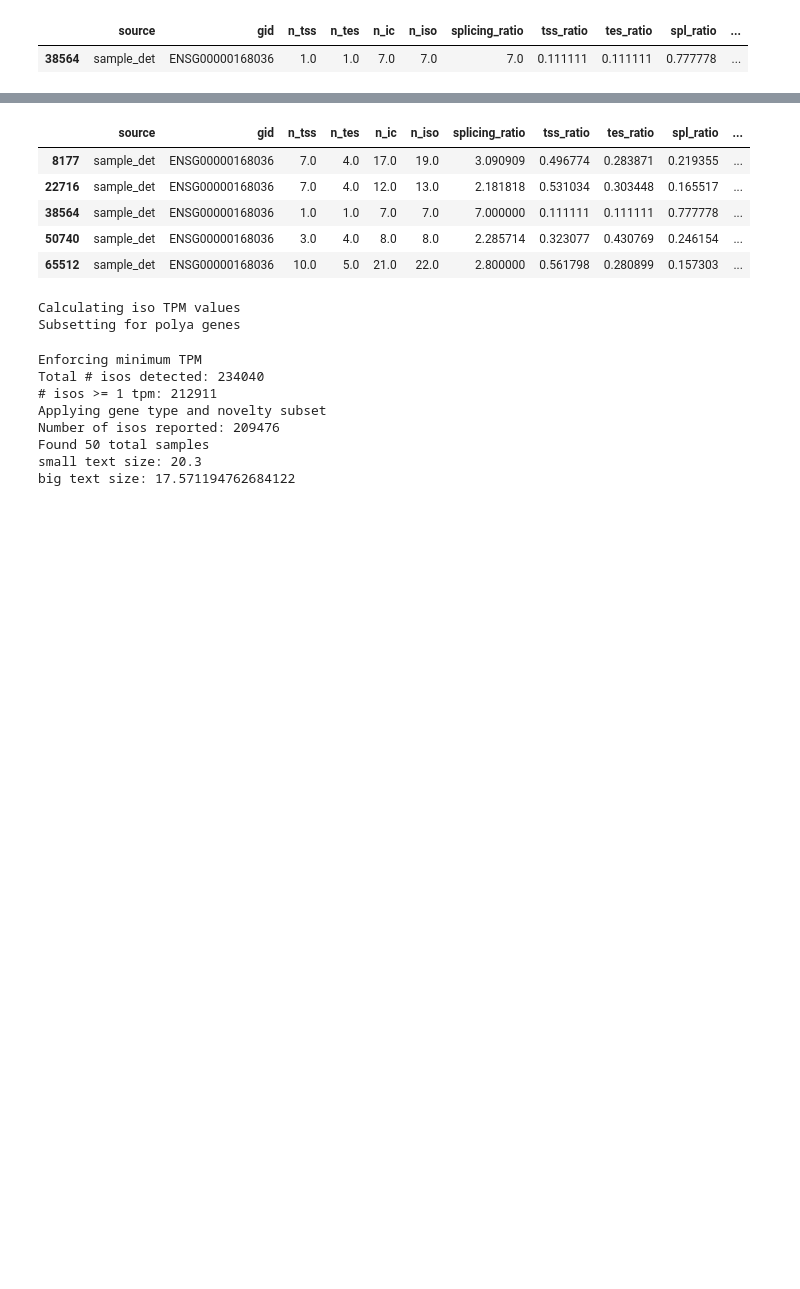
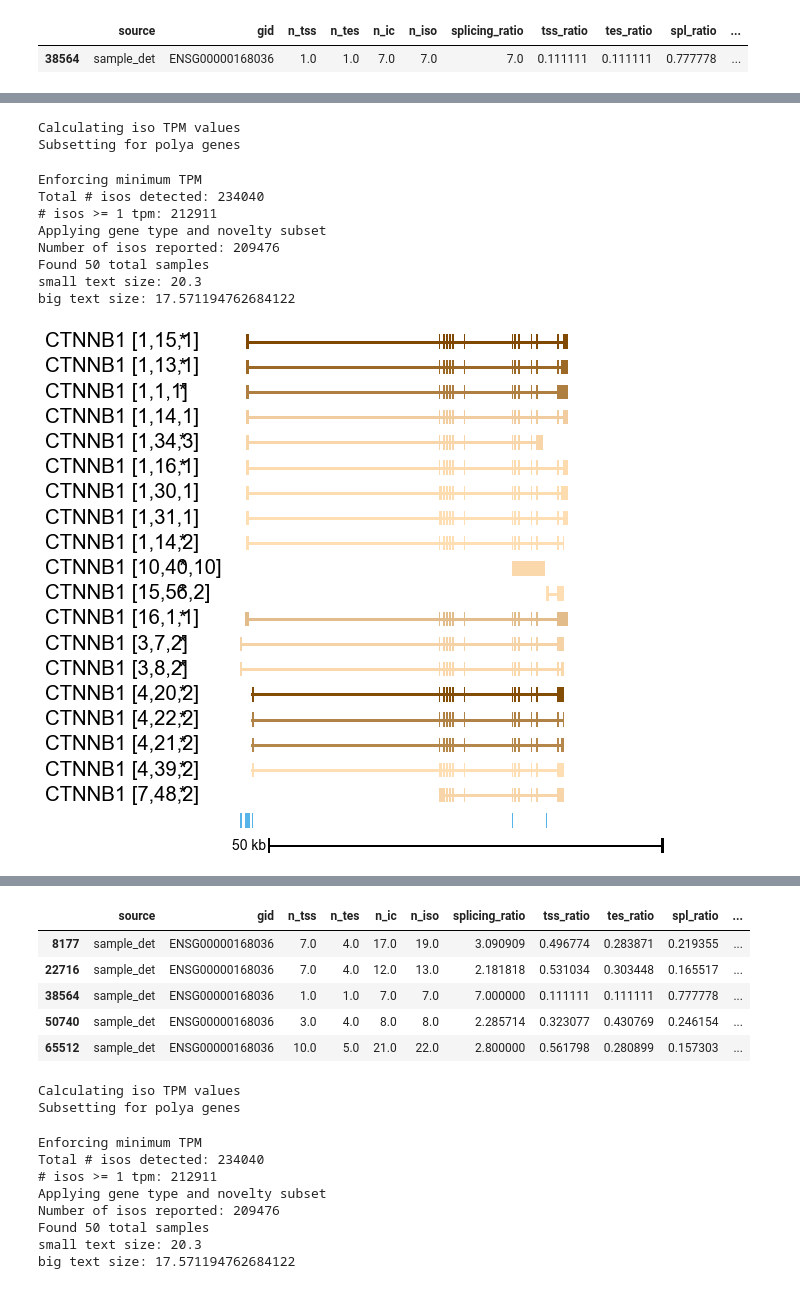
Before and after one commit to fairliereese/rnawg, a Jupyter notebook: lr_bulk/cerberus/triplets/high_variance_genes.ipynb, the cells around one changed output, grey strips where cells are left out. Drawn from its saved outputs; the diff is of its cells as text; code cells hidden in the pictures; blank space fills up the shorter version.

```diff
--- a/lr_bulk/cerberus/triplets/high_variance_genes.ipynb
+++ b/lr_bulk/cerberus/triplets/high_variance_genes.ipynb
@@ -678,0 +703,28 @@ big text size: 17.571194762684122
+# %%
+gene = 'CTNNB1'
+obs_col = 'sample'
+obs_condition = 'caco2'
+light_shade = '#ffdeb3'
+dark_shade = '#804800'
+ax, tpm_df = plot_browser_isos(ca, sg, gene,
+                             obs_col, obs_condition,
+                             filt_ab, major_set,
+                             h=0.2, ref_source='v40',
+                             add_tss=True, order='tss',
+                             light_shade=light_shade,
+                             dark_shade=dark_shade)
+
+fname = '{}{}_{}_isos_browser.pdf'.format(dyn_dir, gene.lower(), obs_condition)
+plt.savefig(fname, dpi=500)
+# %% [output]
+Calculating iso TPM values
+Subsetting for polya genes
+Enforcing minimum TPM
+Total # isos detected: 234040
+# isos >= 1 tpm: 212911
+Applying gene type and novelty subset
+Number of isos reported: 209476
+Found 50 total samples
+small text size: 20.3
+big text size: 17.571194762684122
+[figure, added]
```
Also changed, not shown: parts of 9 cells of this notebook, 21 other files.
